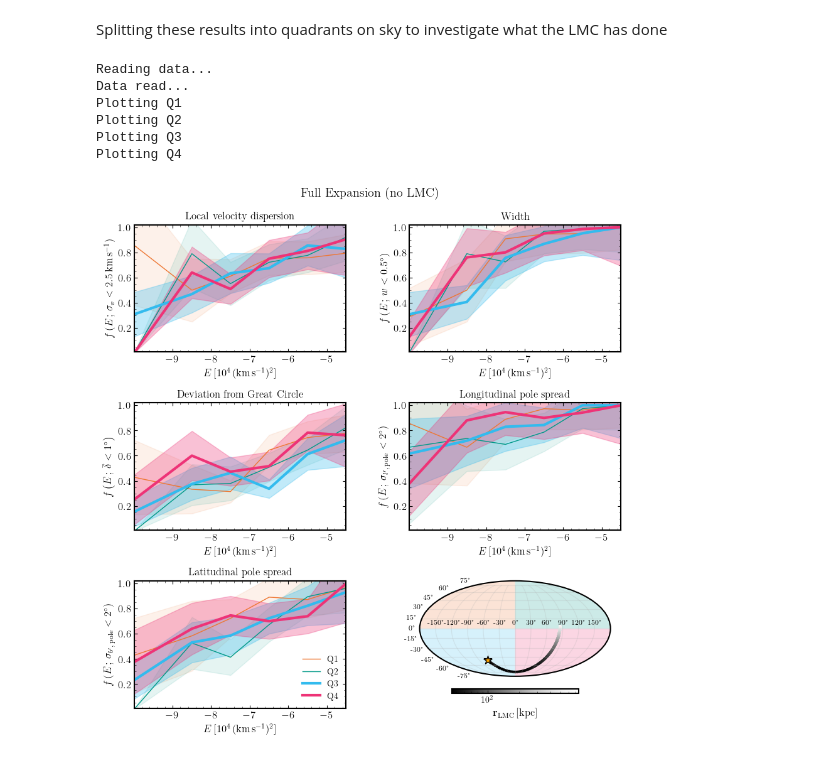
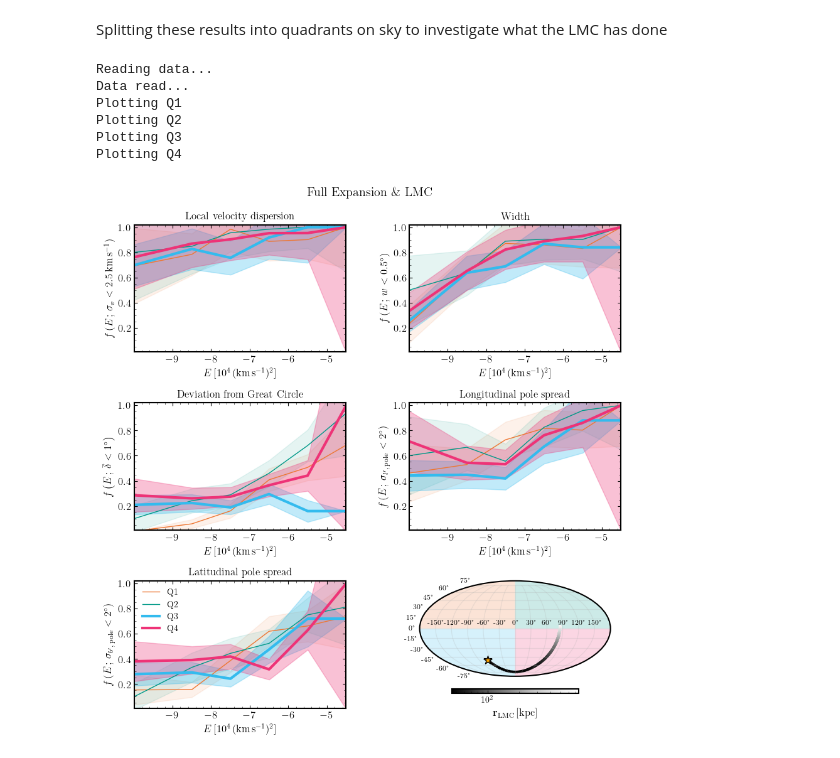
Before and after one commit to dc-broo3/oceanus, a Jupyter notebook: analysis/mollewideplots.ipynb, the cells around one changed output. Saved outputs shown, nothing was run; the diff lists cells and outputs as text; code cells hidden in the pictures.

```diff
--- a/analysis/mollewideplots.ipynb
+++ b/analysis/mollewideplots.ipynb
@@ -1425,17 +1186,17 @@ def frac_streams_all_QUAD(path_data, potl, pot_name, labels, plotname, savefig=F
 # %%
 path = '/mnt/ceph/users/rbrooks/oceanus/analysis/stream-runs/combined-files/plotting_data/1024-dthalfMyr-10rpmin-75ramax/'
-# potential = 'Full-MWhalo-MWdisc-LMC.hdf5'
-# potential_name = 'Full Expansion \& LMC'
-potential = 'full-MWhalo-full-MWdisc-no-LMC.hdf5'
-potential_name = 'Full Expansion (no LMC)'
+potential = 'Full-MWhalo-MWdisc-LMC.hdf5'
+potential_name = 'Full Expansion \& LMC'
+# potential = 'full-MWhalo-full-MWdisc-no-LMC.hdf5'
+# potential_name = 'Full Expansion (no LMC)'
 labels = list(['Q1','Q2','Q3','Q4'])
 
-frac_streams_all_QUAD(path, potential, potential_name, labels, 'frac_streams_combined_quads_fullexps_nolmc', True)
+frac_streams_all_QUAD(path, potential, potential_name, labels, 'frac_streams_combined_quads_fullexps', False)
 # %% [output]
 Reading data...
 Data read...
 Plotting Q1
 Plotting Q2
 Plotting Q3
 Plotting Q4
-[figure, old version]
+[figure, new version]
```
Also changed, not shown: parts of 27 cells of this notebook, 1 other file.
